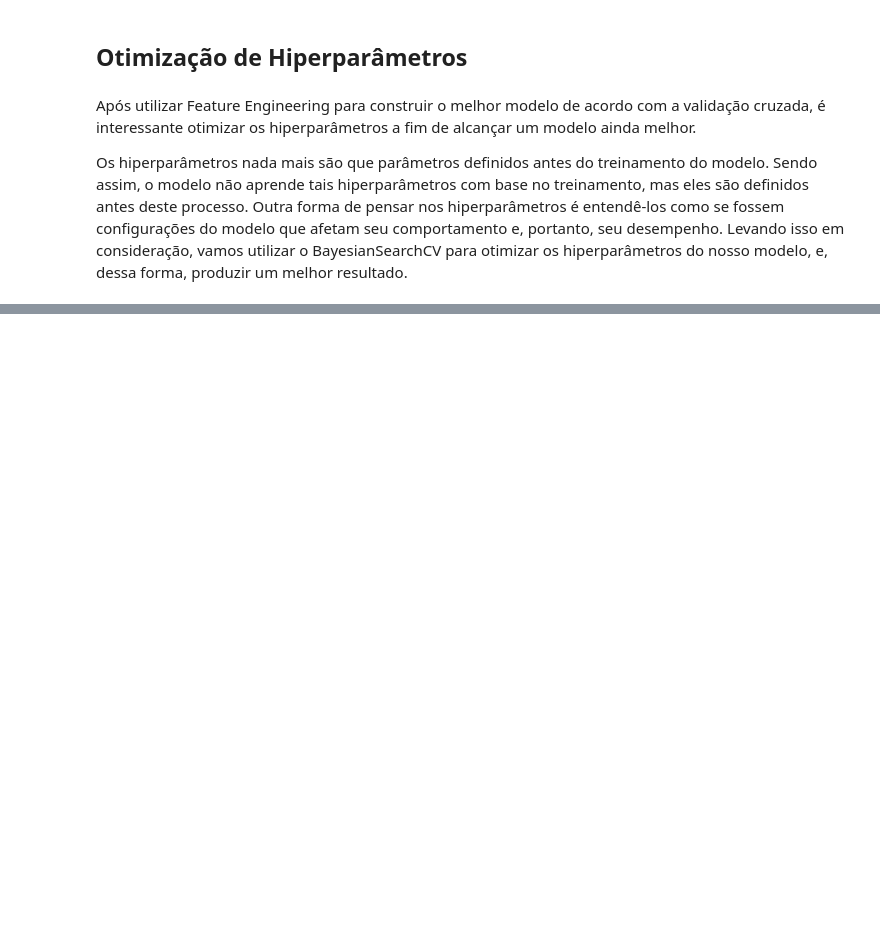
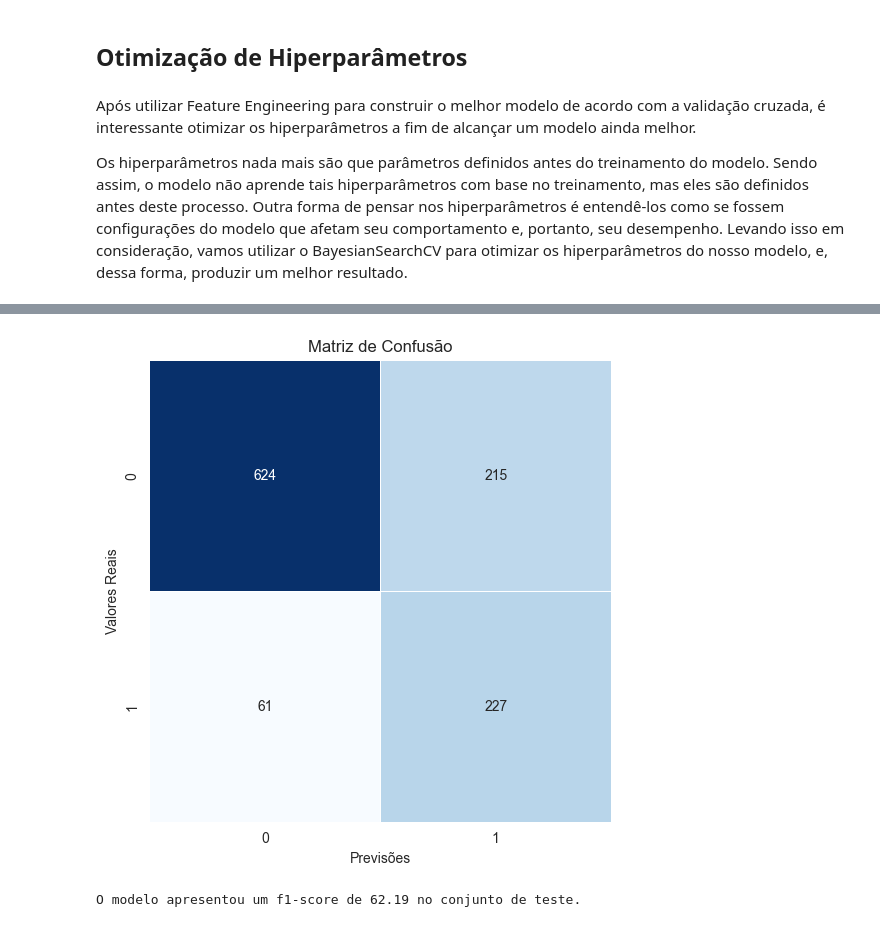
Before and after one commit to lazarocordeirosilva/Previsao_Churn, a Jupyter notebook: notebook/Churn Analysis.ipynb, the cells around one changed output, grey strips where cells are left out. Cells and saved outputs as stored; diff of their text form; code cells hidden in the pictures; blank space fills up the shorter version.

Commit message:
prediction & evaluation

```diff
--- a/notebook/Churn Analysis.ipynb
+++ b/notebook/Churn Analysis.ipynb
@@ -2231,0 +2250,12 @@ A média da métrica f1 foi 63.15068580168817
+# %%
+# Mostrando a forma como os dados foram imputados
+X_treino = X_treino_original # X_treino com missing data
+X_treino.loc[X_treino['Dependents'].isnull(), 'Dependents'] = mode_dependents # Imputando dados em Dependents com sua moda
+X_treino.loc[X_treino['PaymentMethod'].isnull(), 'PaymentMethod'] = mode_paymentmethod # Imputando dados em PaymentMethod com sua moda
+X_treino.loc[X_treino['TotalCharges'].isnull(), 'TotalCharges'] = median_totalcharges # Imputando dados em TotalCharges com sua mediana
+
+# Imputando dados em tenure com base na razão TotalCharges/MonthlyCharges
+X_treino.loc[X_treino['tenure'].isna(), 'tenure'] = X_treino.loc[X_treino['tenure'].isna(), 'TotalCharges']/X_treino.loc[X_treino['tenure'].isna(), 'MonthlyCharges']
+
+# Visualizando se há dados faltantes em X_treino
+X_treino.isnull().sum()
@@ -2231,0 +2280,12 @@ A média da métrica f1 foi 63.15068580168817
+# %%
+# Mostrando a forma como os dados foram imputados no teste
+X_teste = X_teste_original # X_teste com missing data
+X_teste.loc[X_teste['Dependents'].isnull(), 'Dependents'] = mode_dependents # Imputando dados em Dependents com sua moda
+X_teste.loc[X_teste['PaymentMethod'].isnull(), 'PaymentMethod'] = mode_paymentmethod # Imputando dados em PaymentMethod com sua moda
+X_teste.loc[X_teste['TotalCharges'].isnull(), 'TotalCharges'] = median_totalcharges # Imputando dados em TotalCharges com sua mediana
+
+# Imputando dados em tenure com base na razão TotalCharges/MonthlyCharges
+X_teste.loc[X_teste['tenure'].isna(), 'tenure'] = X_teste.loc[X_teste['tenure'].isna(), 'TotalCharges']/X_teste.loc[X_teste['tenure'].isna(), 'MonthlyCharges']
+
+# Visualizando se há dados faltantes em X_treino
+X_teste.isnull().sum()
@@ -2231,0 +2310,3 @@ A média da métrica f1 foi 63.15068580168817
+# %%
+# Fitando (ajustando) o modelo campeão de acordo com os dados de treino
+regressao_logistica_final.fit(X_treino, y_treino.values.flatten()) # values.flatten() permite que o formato de y_treino esteja correto
@@ -2231,0 +2358,3 @@ A média da métrica f1 foi 63.15068580168817
+# %%
+# Utilizando o método predict para prever
+previsoes = regressao_logistica_final.predict(X_teste)
@@ -2231,0 +2390,18 @@ A média da métrica f1 foi 63.15068580168817
+# %%
+# Criando a matriz de confusão
+matriz_confusao = confusion_matrix(y_teste, previsoes)
+
+# Plotando matriz de confusao
+plt.figure(figsize=(8, 6))
+sns.heatmap(matriz_confusao, annot=True, fmt="d", cmap="Blues", linewidths=.5, square=True, cbar=False)
+plt.xlabel('Previsões')
+plt.ylabel('Valores Reais')
+plt.title('Matriz de Confusão')
+plt.show()
+# %% [output]
+[figure, added]
+# %%
+# Analisando o f1_score no teste
+print(f"O modelo apresentou um f1-score de {f1_score(y_teste, previsoes) * 100:.2f} no conjunto de teste.")
+# %% [output]
+O modelo apresentou um f1-score de 62.19 no conjunto de teste.
```
Also changed, not shown: parts of 24 cells of this notebook.
